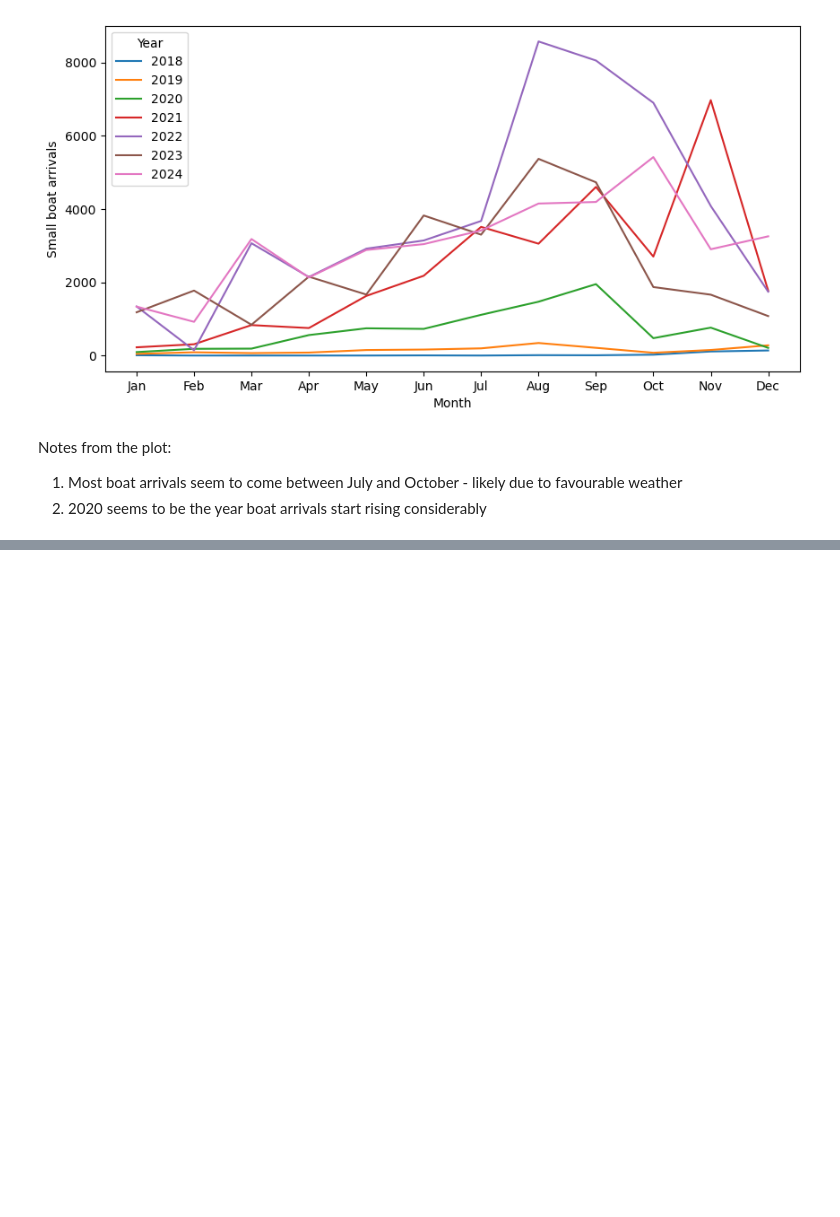
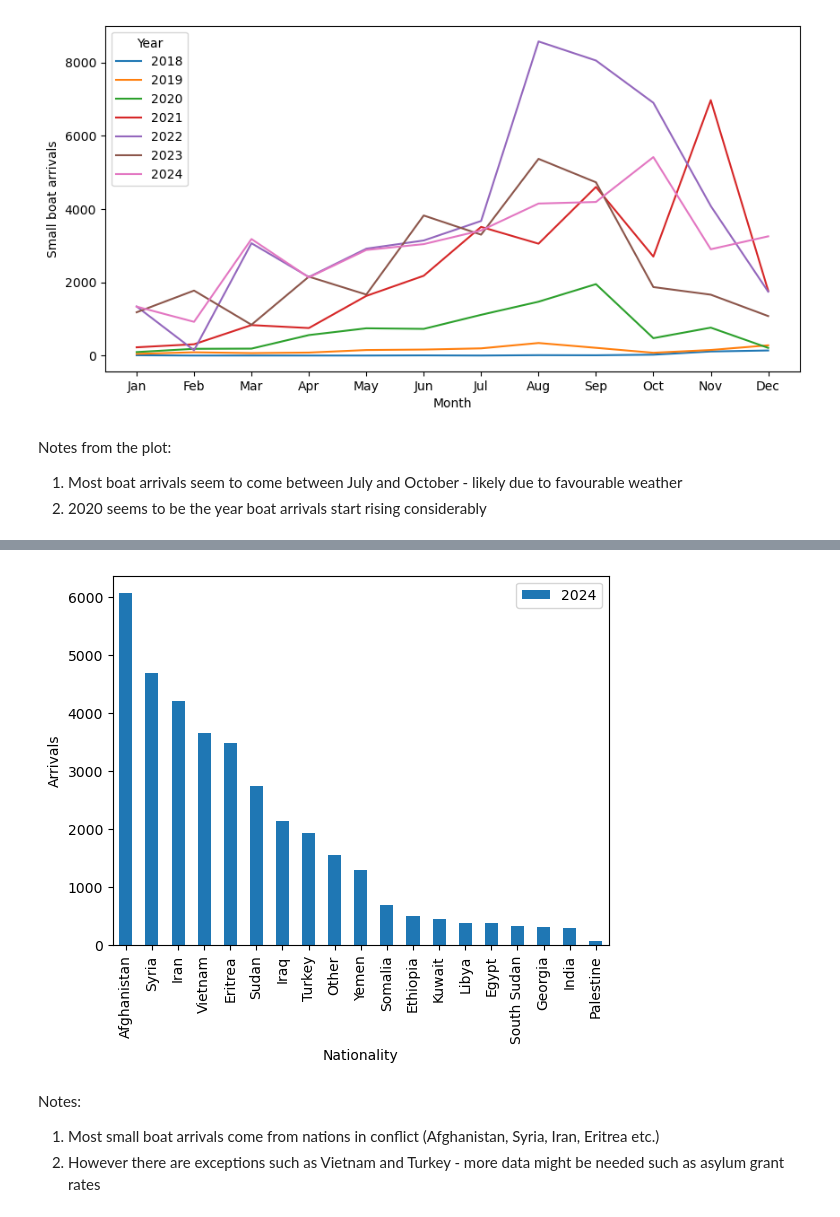
Before and after one commit to esencela/uk-immigration-data-analysis, a Jupyter notebook: notebooks/irregular-exploratory-data-analysis.ipynb, the cells around one changed output, grey strips where cells are left out. Cells and saved outputs as stored; diff of their text form; code cells hidden in the pictures; blank space fills up the shorter version.

```diff
--- a/notebooks/irregular-exploratory-data-analysis.ipynb
+++ b/notebooks/irregular-exploratory-data-analysis.ipynb
@@ -73,3 +73,6 @@ plt.show()
 Notes from the plot:
 1. Most boat arrivals seem to come between July and October - likely due to favourable weather
 2. 2020 seems to be the year boat arrivals start rising considerably
+# %%
+df_nation = pd.read_csv('../data/small-boat-nationality.csv')
+df_nation
@@ -75,0 +97,11 @@ Notes from the plot:
+# %%
+df_select = df_nation.drop(19)
+df_select.sort_values(by=['2024'], ascending=False).plot(kind='bar', x='Nationality', y='2024')
+plt.ylabel('Arrivals')
+plt.show()
+# %% [output]
+[figure, added]
+# %% [markdown]
+Notes:
+1. Most small boat arrivals come from nations in conflict (Afghanistan, Syria, Iran, Eritrea etc.)
+2. However there are exceptions such as Vietnam and Turkey - more data might be needed such as asylum grant rates
```
Also changed, not shown: parts of 10 cells of this notebook, 2 other files.
